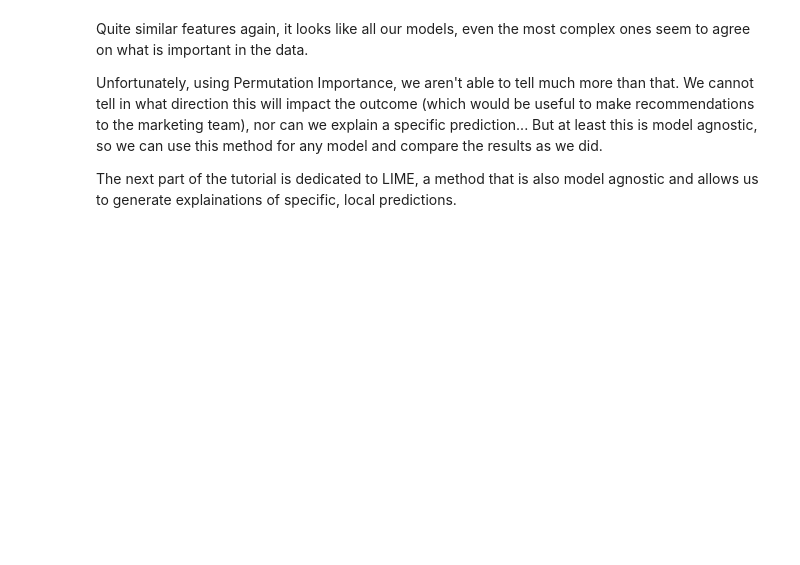
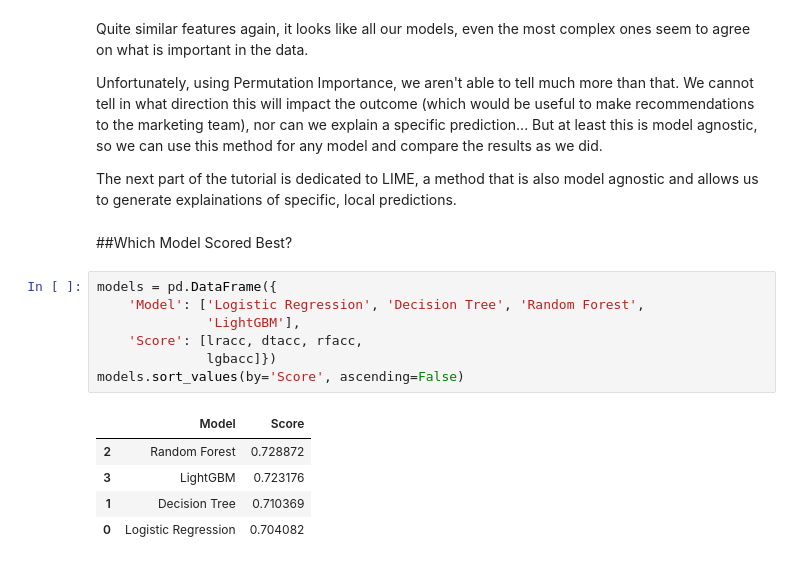
Before and after one commit to mvfolino68/PyconUS_2019-model-interpretability-tutorial, a Jupyter notebook: Machine_Learning_Example.ipynb, the cells around one changed output. Drawn from its saved outputs; the diff is of its cells as text; blank space fills up the shorter version.

```diff
--- a/Machine_Learning_Example.ipynb
+++ b/Machine_Learning_Example.ipynb
@@ -664,3 +783,18 @@ Quite similar features again, it looks like all our models, even the most comple
 Unfortunately, using Permutation Importance, we aren't able to tell much more than that. We cannot tell in what direction this will impact the outcome (which would be useful to make recommendations to the marketing team), nor can we explain a specific prediction... But at least this is model agnostic, so we can use this method for any model and compare the results as we did.
 
 The next part of the tutorial is dedicated to LIME, a method that is also model agnostic and allows us to generate explainations of specific, local predictions.
+# %% [markdown]
+##Which Model Scored Best?
+# %%
+models = pd.DataFrame({
+    'Model': ['Logistic Regression', 'Decision Tree', 'Random Forest',
+              'LightGBM'],
+    'Score': [lracc, dtacc, rfacc,
+              lgbacc]})
+models.sort_values(by='Score', ascending=False)
+# %% [output]
+|  | Model | Score |
+| 2 | Random Forest | 0.728872 |
+| 3 | LightGBM | 0.723176 |
+| 1 | Decision Tree | 0.710369 |
+| 0 | Logistic Regression | 0.704082 |
```
Also changed, not shown: parts of 16 cells of this notebook.
